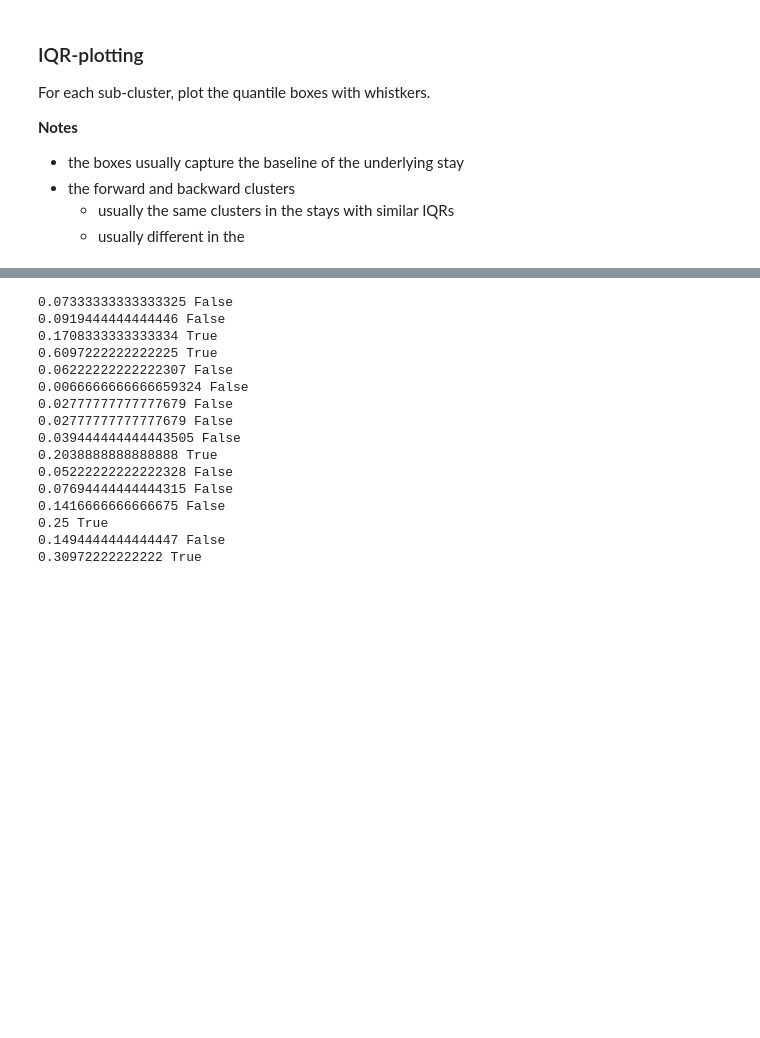
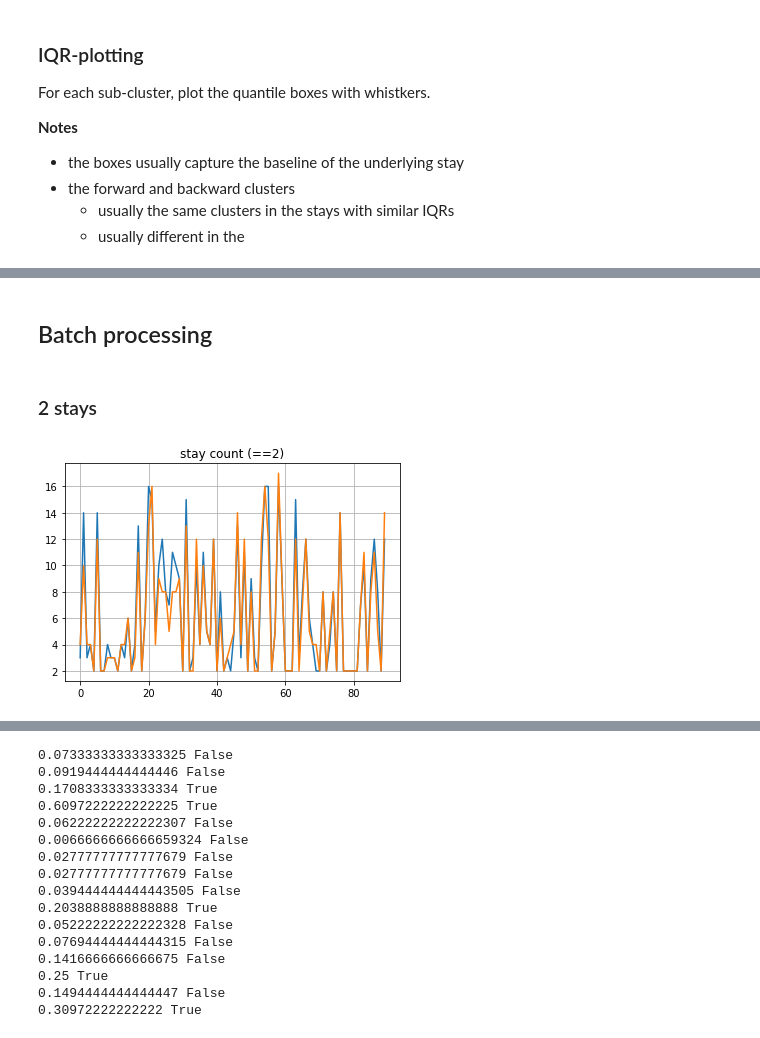
Before and after one commit to m-salewski/stay_classification, a Jupyter notebook: notebooks/classifiers_playground/metric_box_method/classifier_1D__metric_box__explore_simple_cases.ipynb, the cells around one changed output, grey strips where cells are left out. Saved outputs shown, nothing was run; the diff lists cells and outputs as text; code cells hidden in the pictures; blank space fills up the shorter version.

```diff
--- a/notebooks/classifiers_playground/metric_box_method/classifier_1D__metric_box__explore_simple_cases.ipynb
+++ b/notebooks/classifiers_playground/metric_box_method/classifier_1D__metric_box__explore_simple_cases.ipynb
@@ -205,0 +183,43 @@ print(conmat)
+# %% [markdown]
+## Batch processing
+# %% [markdown]
+### 2 stays
+# %%
+scores = []
+
+total = 100
+
+for x in get_2_stays(int(np.sqrt(total))):
+
+    for d in 20*np.random.rand(int(np.sqrt(total)))-10:
+
+        stays = get2(x, d)
+        #stays = gete(0.50, (5.66))
+
+        try:
+            score = []
+
+            time_arr, raw_arr, noise_arr, segments = get_trajectory(stays, t_total, configs)
+
+            clusters = get_clusters(time_arr, noise_arr, dist_thresh, time_thresh)
+            prec, rec, _ = eval_synth_data(segments, time_arr, clusters)
+            score.extend([len(clusters), prec, rec])
+
+            clusters = get_clusters_rev(time_arr[::-1], noise_arr[::-1], dist_thresh, time_thresh)
+            prec, rec, _ = eval_synth_data(segments, time_arr, clusters)
+            score.extend([len(clusters), prec, rec])
+
+            scores.append(score)
+
+        except:
+            pass
+# %%
+scores = np.array(scores)
+# %%
+plt.plot(scores[:,0])
+plt.plot(scores[:,3])
+plt.title('stay count (==2)')
+
+plt.grid()
+# %% [output]
+[figure, added]
```
Also changed, not shown: parts of 19 cells of this notebook, 4 other files.
